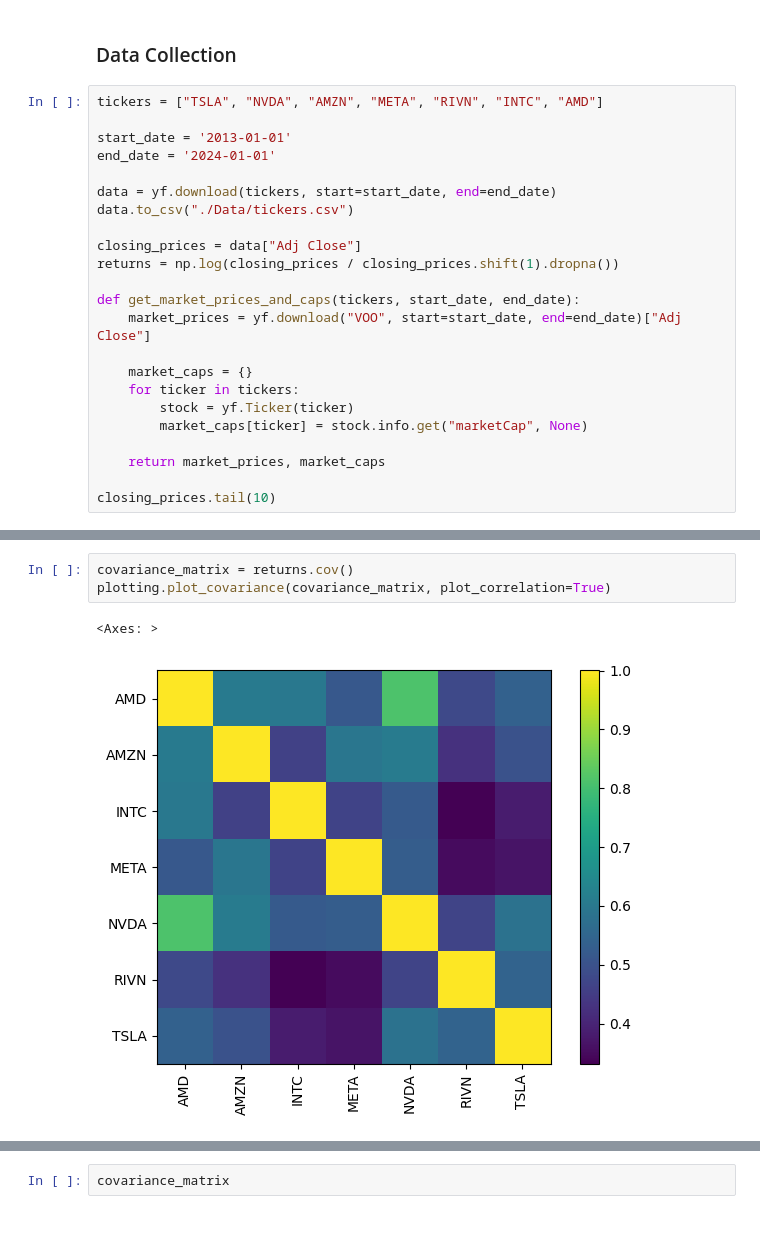
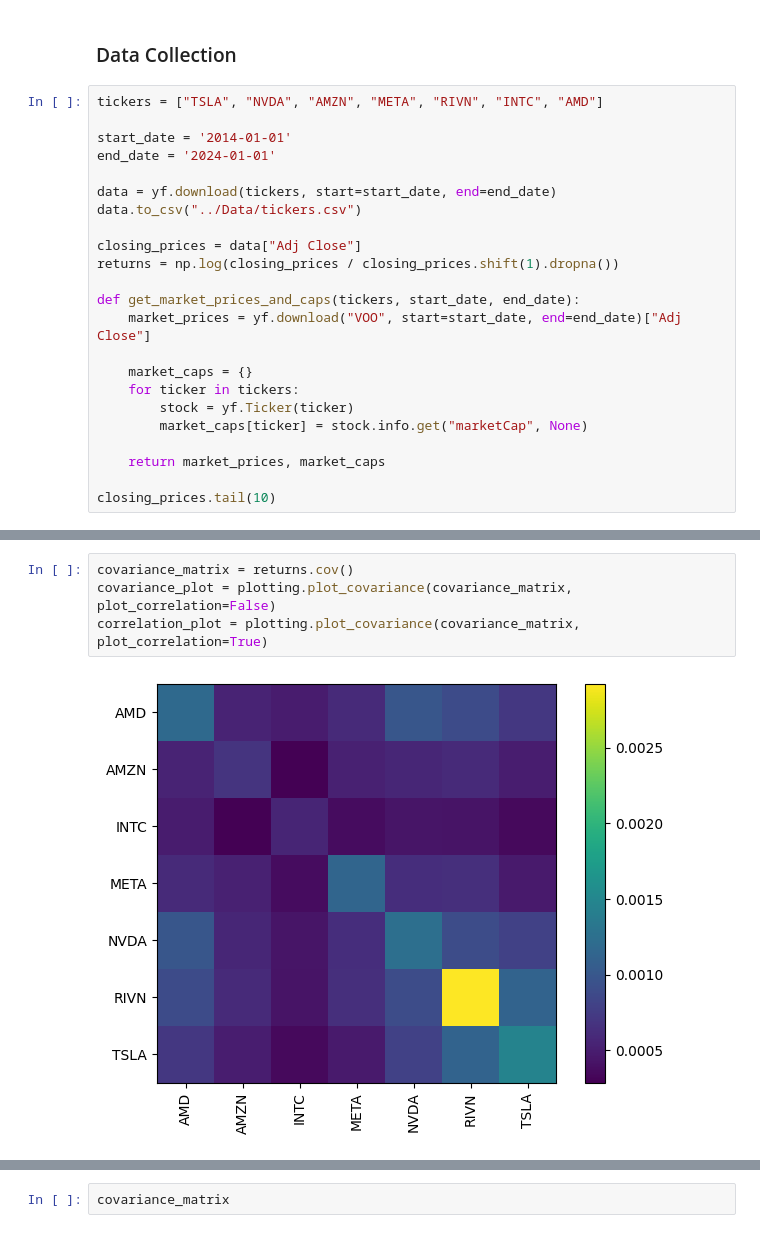
Before and after one commit to chantalmaskell/Black_Litterman_Portfolio_Optimisation, a Jupyter notebook: Completed_Models/benchmark_black_litterman.ipynb, the cells around one changed output, grey strips where cells are left out. Cells and saved outputs as stored; diff of their text form.

```diff
--- a/base_black_litterman.ipynb
+++ b/Completed_Models/benchmark_black_litterman.ipynb
@@ -17,11 +17,11 @@ from pypfopt.discrete_allocation import DiscreteAllocation, get_latest_prices
 # %%
 tickers = ["TSLA", "NVDA", "AMZN", "META", "RIVN", "INTC", "AMD"]
 
-start_date = '2013-01-01'
+start_date = '2014-01-01'
 end_date = '2024-01-01'
 
 data = yf.download(tickers, start=start_date, end=end_date)
-data.to_csv("./Data/tickers.csv")
+data.to_csv("../Data/tickers.csv")
 
 closing_prices = data["Adj Close"]
 returns = np.log(closing_prices / closing_prices.shift(1).dropna())
@@ -53,7 +53,7 @@ closing_prices.tail(10)
 | 2023-12-29 00:00:00+00:00 | 147.410004 | 151.940002 | 49.585903 | 352.613037 | 49.507965 | 23.459999 | 248.479996 |
 # %%
 covariance_matrix = returns.cov()
-plotting.plot_covariance(covariance_matrix, plot_correlation=True)
+covariance_plot = plotting.plot_covariance(covariance_matrix, plot_correlation=False)
+correlation_plot = plotting.plot_covariance(covariance_matrix, plot_correlation=True)
 # %% [output]
-<Axes: >
-[figure, old version]
+[figure, new version]
```
Also changed, not shown: parts of 3 cells of this notebook, 9 other files.
